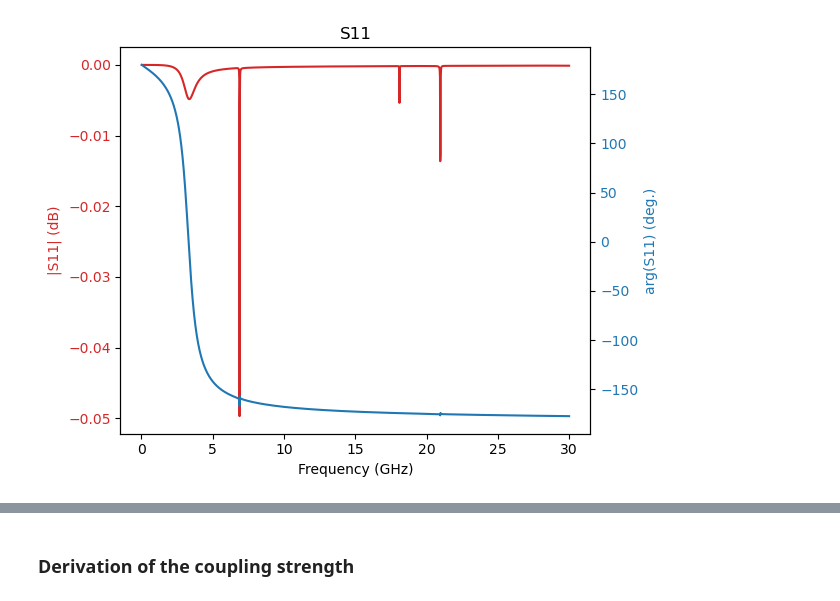
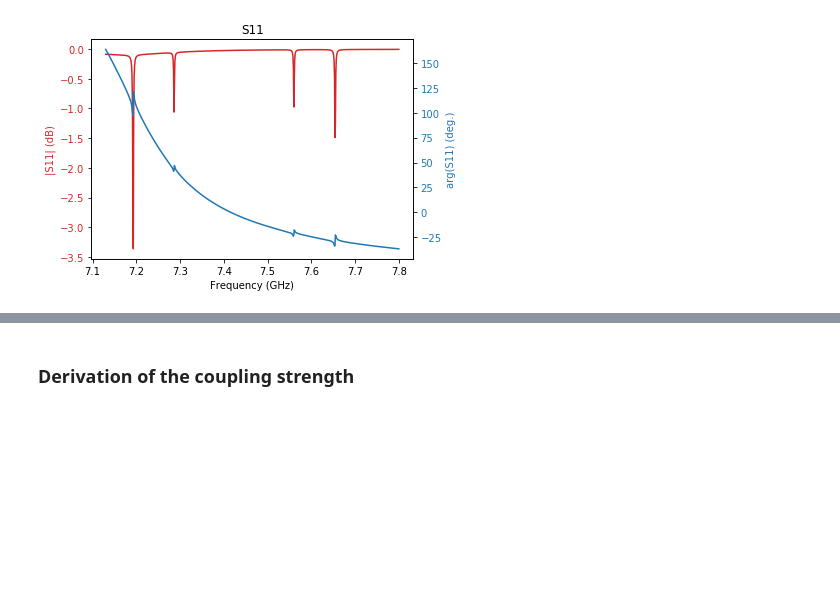
Before and after one commit to LeSnow-Ye/PalaceForCQED, a Jupyter notebook: notebooks/Impedance_based_analysis.ipynb, the cells around one changed output, grey strips where cells are left out. Drawn from its saved outputs; the diff is of its cells as text; code cells hidden in the pictures; blank space fills up the shorter version.

```diff
--- a/notebooks/Impedance_based_analysis.ipynb
+++ b/notebooks/Impedance_based_analysis.ipynb
@@ -19,6 +19,7 @@ from scipy.signal import savgol_filter
 from scipy.signal import butter, lfilter
 from scipy.signal import freqz
 from scipy.signal import argrelextrema
+from scipy.constants import hbar, e
 
 
 def read_csv_file(file_name):
@@ -30,34 +31,37 @@ def read_csv_file(file_name):
     return data
 
 # ignore the first row
-Scatter_data = read_csv_file('data-1Q1R/port-S.csv')[1:]
+Scatter_data = read_csv_file('/data/lesnow/2DQv8_eb4_data/driven/lumped_7.0-7.8_Step0.001_2024-10-25T000112/port-S.csv')[1:]
 # %%
 # plot S11 data from the csv file
 f = []
 S11 = []
 argS11 = []
 for row in Scatter_data:
+    if float(row[0]) < 7.13:
+        continue
+
     f.append(float(row[0]))
-    S11.append(float(row[3]))
-    argS11.append(float(row[4]))
+    S11.append(float(row[1]))
+    argS11.append(float(row[2]))
 
 # plot the amplitude and phase of S11 in same figure with left and right y-axis
 fig, ax1 = plt.subplots()
 color = 'tab:red'
 ax1.set_xlabel('Frequency (GHz)')
 ax1.set_ylabel('|S11| (dB)', color=color)
 ax1.plot(f, S11, color=color)
 ax1.tick_params(axis='y', labelcolor=color)
 ax2 = ax1.twinx()
 color = 'tab:blue'
 ax2.set_ylabel('arg(S11) (deg.)', color=color)
 ax2.plot(f, argS11, color=color)
 ax2.tick_params(axis='y', labelcolor=color)
 plt.title('S11')
 fig.tight_layout()
 plt.show()
 # %% [output]
-[figure, old version]
+[figure, new version]
 # %%
 # transform the S11 data to Y11 data
 S11 = np.array(S11)
```
Also changed, not shown: parts of 6 cells of this notebook, 26 other files.
